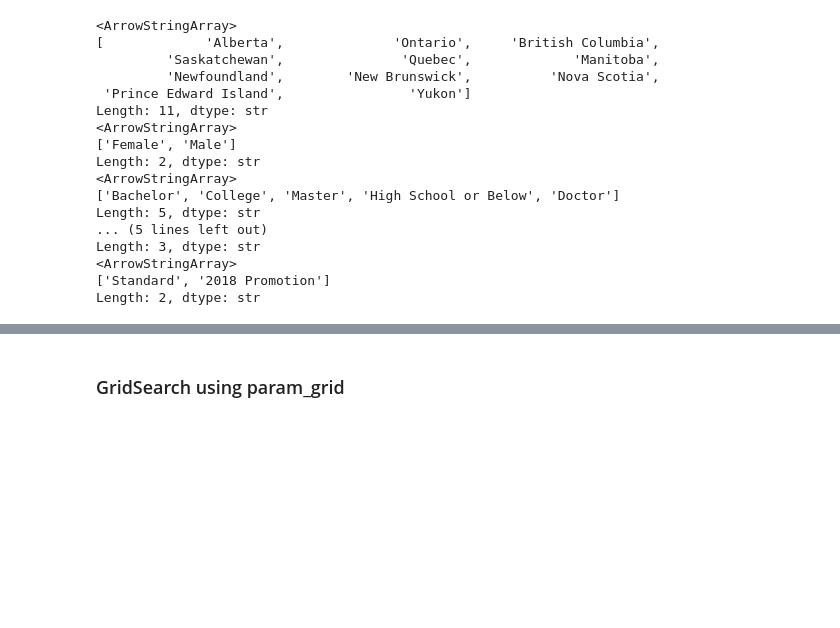
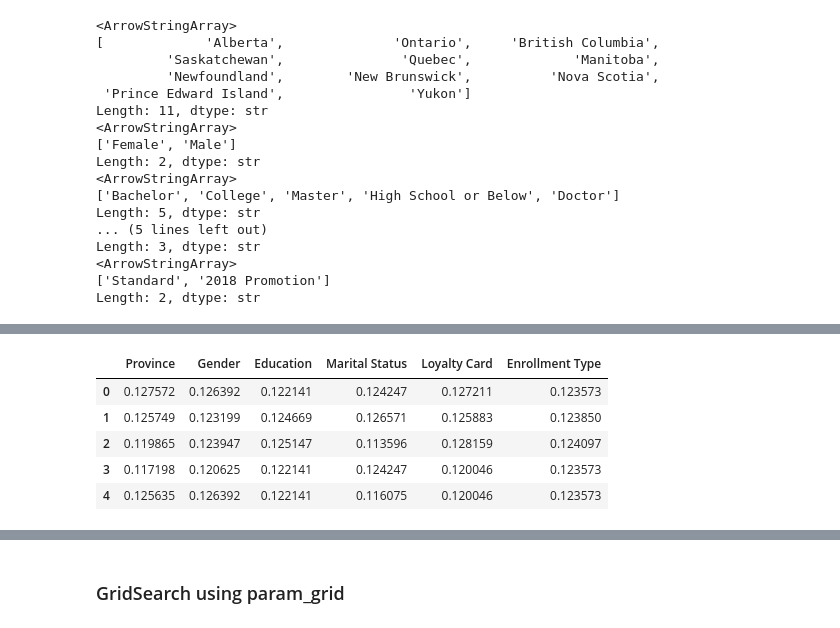
Before and after one commit to LeviZ08/Airline-Loyalty-Program-Churn-and-Analytics-, a Jupyter notebook: Airline_Analysis.ipynb, the cells around one changed output, grey strips where cells are left out. Saved outputs shown, nothing was run; the diff lists cells and outputs as text; code cells hidden in the pictures; blank space fills up the shorter version.

```diff
--- a/Airline_Analysis.ipynb
+++ b/Airline_Analysis.ipynb
@@ -343,0 +346,6 @@ X.head()
+# %%
+encoder = TargetEncoder(
+    target_type = "binary",
+    smooth = "auto",
+    cv = 5
+)
@@ -343,0 +365,9 @@ X.head()
+# %%
+X_encode.head()
+# %% [output]
+|  | Province | Gender | Education | Marital Status | Loyalty Card | Enrollment Type |
+| 0 | 0.127572 | 0.126392 | 0.122141 | 0.124247 | 0.127211 | 0.123573 |
+| 1 | 0.125749 | 0.123199 | 0.124669 | 0.126571 | 0.125883 | 0.123850 |
+| 2 | 0.119865 | 0.123947 | 0.125147 | 0.113596 | 0.128159 | 0.124097 |
+| 3 | 0.117198 | 0.120625 | 0.122141 | 0.124247 | 0.120046 | 0.123573 |
+| 4 | 0.125635 | 0.126392 | 0.122141 | 0.116075 | 0.120046 | 0.123573 |
```
Also changed, not shown: parts of 24 cells of this notebook.
